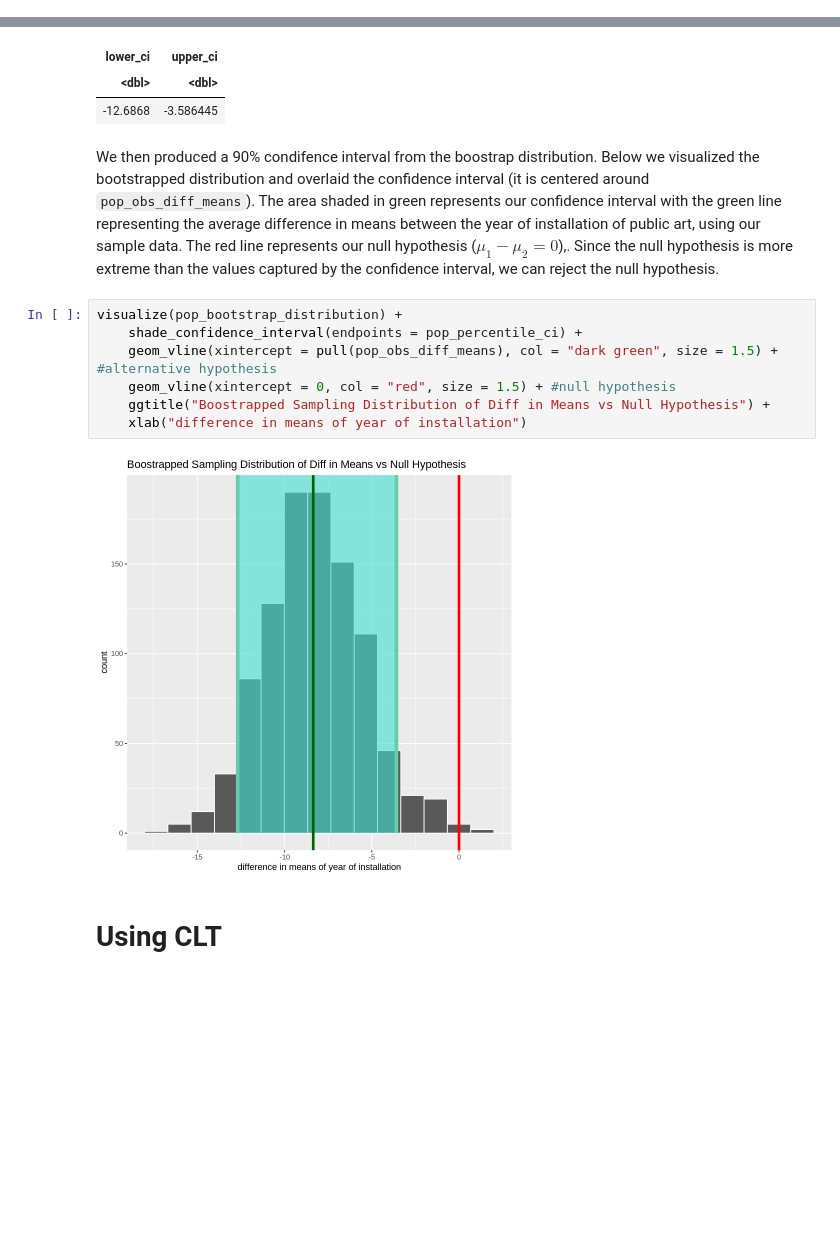
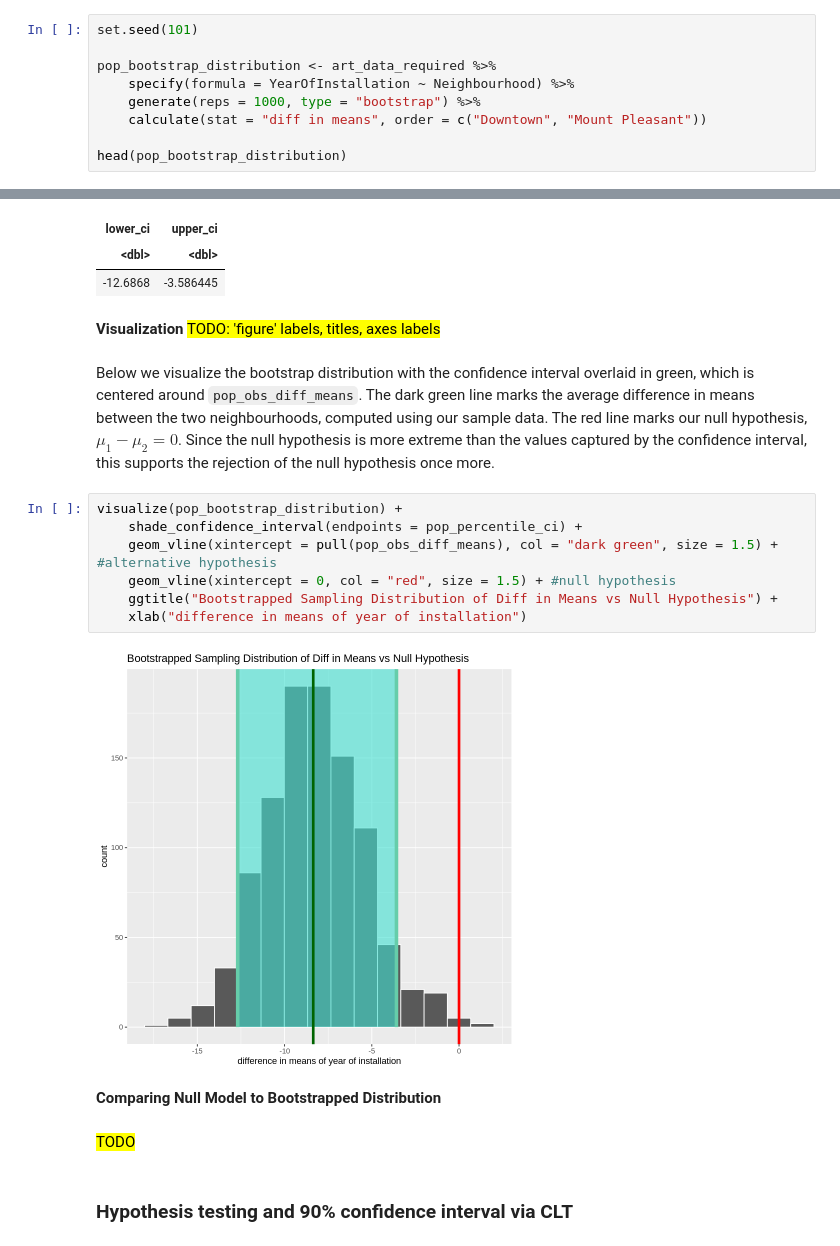
Before and after one commit to olivia-1221/Vancouver-Public-Art, a Jupyter notebook: project.ipynb, the cells around one changed output, grey strips where cells are left out. Drawn from its saved outputs; the diff is of its cells as text; blank space fills up the shorter version.

```diff
--- a/project.ipynb
+++ b/project.ipynb
@@ -302,0 +265,9 @@ A infer: 6 × 2
+# %%
+set.seed(101)
+
+pop_bootstrap_distribution <- art_data_required %>%
+    specify(formula = YearOfInstallation ~ Neighbourhood) %>%
+    generate(reps = 1000, type = "bootstrap") %>%
+    calculate(stat = "diff in means", order = c("Downtown", "Mount Pleasant"))
+
+head(pop_bootstrap_distribution)
@@ -310,16 +291,22 @@ A tibble: 1 × 2
 | lower_ci | upper_ci |
 | <dbl> | <dbl> |
 | -12.6868 | -3.586445 |
+# %% [markdown]
+**Visualization** <mark> TODO: 'figure' labels, titles, axes labels<mark>
 # %% [markdown]
-We then produced a 90% condifence interval from the boostrap distribution. Below we visualized the bootstrapped distribution and overlaid the confidence interval (it is centered around `pop_obs_diff_means`). The area shaded in green represents our confidence interval with the green line representing the average difference in means between the year of installation of public art, using our sample data. The red line represents our null hypothesis ($\mu_1 - \mu_2 = 0$),. Since the null hypothesis is more extreme than the values captured by the confidence interval, we can reject the null hypothesis.
+Below we visualize the bootstrap distribution with the confidence interval overlaid in green, which is centered around `pop_obs_diff_means`. The dark green line marks the average difference in means between the two neighbourhoods, computed using our sample data. The red line marks our null hypothesis, $\mu_1 - \mu_2 = 0$. Since the null hypothesis is more extreme than the values captured by the confidence interval, this supports the rejection of the null hypothesis once more.
 # %%
 visualize(pop_bootstrap_distribution) +
     shade_confidence_interval(endpoints = pop_percentile_ci) +
     geom_vline(xintercept = pull(pop_obs_diff_means), col = "dark green", size = 1.5) + #alternative hypothesis
     geom_vline(xintercept = 0, col = "red", size = 1.5) + #null hypothesis
-    ggtitle("Boostrapped Sampling Distribution of Diff in Means vs Null Hypothesis") +
+    ggtitle("Bootstrapped Sampling Distribution of Diff in Means vs Null Hypothesis") +
     xlab("difference in means of year of installation")
 # %% [output]
-[figure, old version]
+[figure, new version]
+# %% [markdown]
+**Comparing Null Model to Bootstrapped Distribution**
+# %% [markdown]
+<mark> TODO <mark>
 # %% [markdown]
-# Using CLT
+### Hypothesis testing and 90% confidence interval via CLT
```
Also changed, not shown: parts of 55 cells of this notebook.
